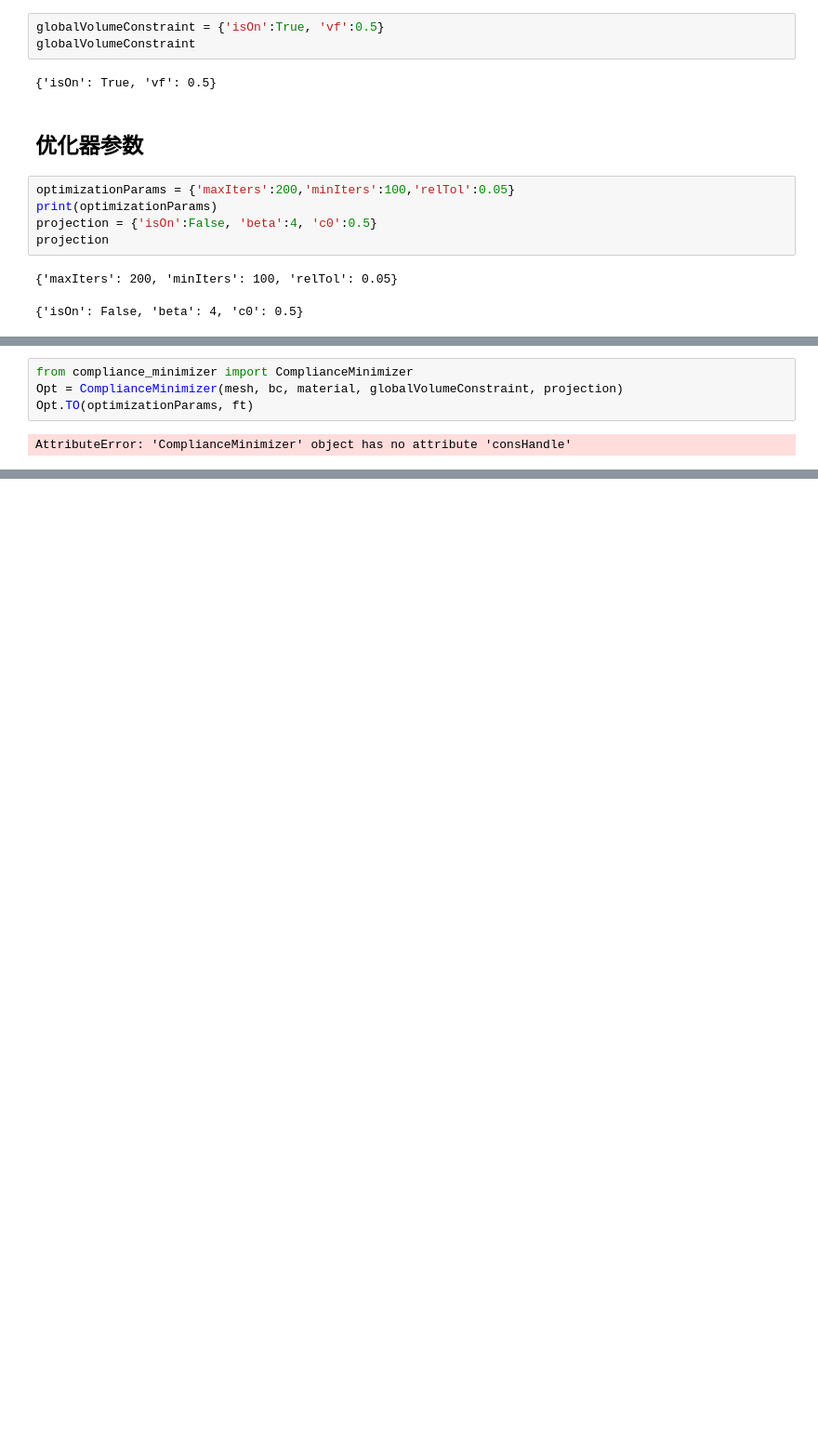
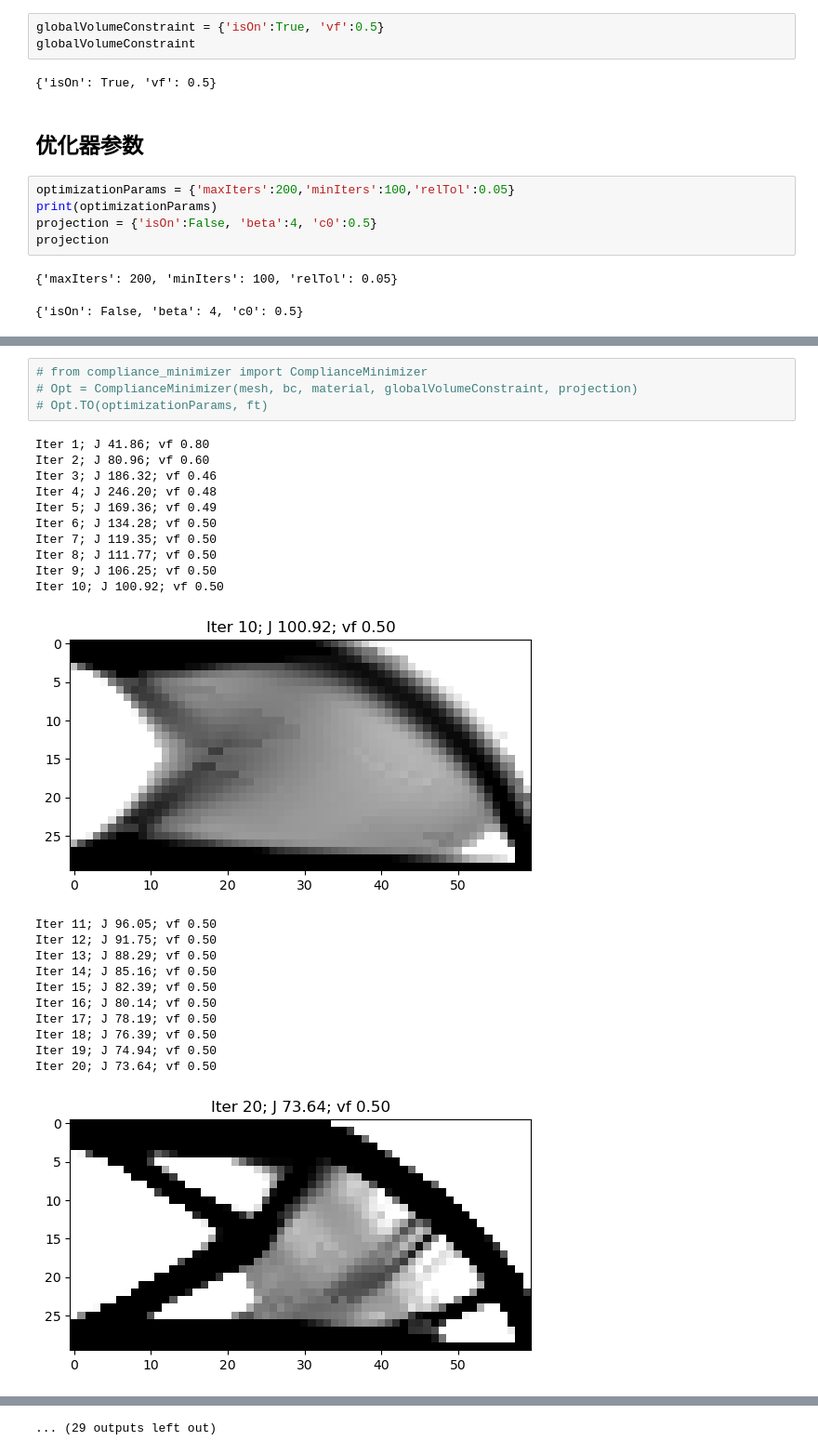
Before and after one commit to brighthe/hlthesis, a Jupyter notebook: to/au/compliance_main.ipynb, the cells around one changed output, grey strips where cells are left out. Shown at 93% size. Saved outputs shown, nothing was run; the diff lists cells and outputs as text; blank space fills up the shorter version.

```diff
--- a/to/au/compliance_main.ipynb
+++ b/to/au/compliance_main.ipynb
@@ -105,6 +111,27 @@ projection
 # %%
-from compliance_minimizer import ComplianceMinimizer
-Opt = ComplianceMinimizer(mesh, bc, material, globalVolumeConstraint, projection)
-Opt.TO(optimizationParams, ft)
+# from compliance_minimizer import ComplianceMinimizer
+# Opt = ComplianceMinimizer(mesh, bc, material, globalVolumeConstraint, projection)
+# Opt.TO(optimizationParams, ft)
 # %% [output]
-AttributeError: 'ComplianceMinimizer' object has no attribute 'consHandle'
+Iter 1; J 41.86; vf 0.80
+Iter 2; J 80.96; vf 0.60
+Iter 3; J 186.32; vf 0.46
+Iter 4; J 246.20; vf 0.48
+Iter 5; J 169.36; vf 0.49
+Iter 6; J 134.28; vf 0.50
+Iter 7; J 119.35; vf 0.50
+Iter 8; J 111.77; vf 0.50
+Iter 9; J 106.25; vf 0.50
+Iter 10; J 100.92; vf 0.50
+[figure, added]
+Iter 11; J 96.05; vf 0.50
+Iter 12; J 91.75; vf 0.50
+Iter 13; J 88.29; vf 0.50
+Iter 14; J 85.16; vf 0.50
+Iter 15; J 82.39; vf 0.50
+Iter 16; J 80.14; vf 0.50
+Iter 17; J 78.19; vf 0.50
+Iter 18; J 76.39; vf 0.50
+Iter 19; J 74.94; vf 0.50
+Iter 20; J 73.64; vf 0.50
+[figure, added]
@@ -110,0 +182 @@ AttributeError: 'ComplianceMinimizer' object has no attribute 'consHandle'
+... (29 outputs left out)
```
Also changed, not shown: parts of 2 cells of this notebook, 4 other files.
